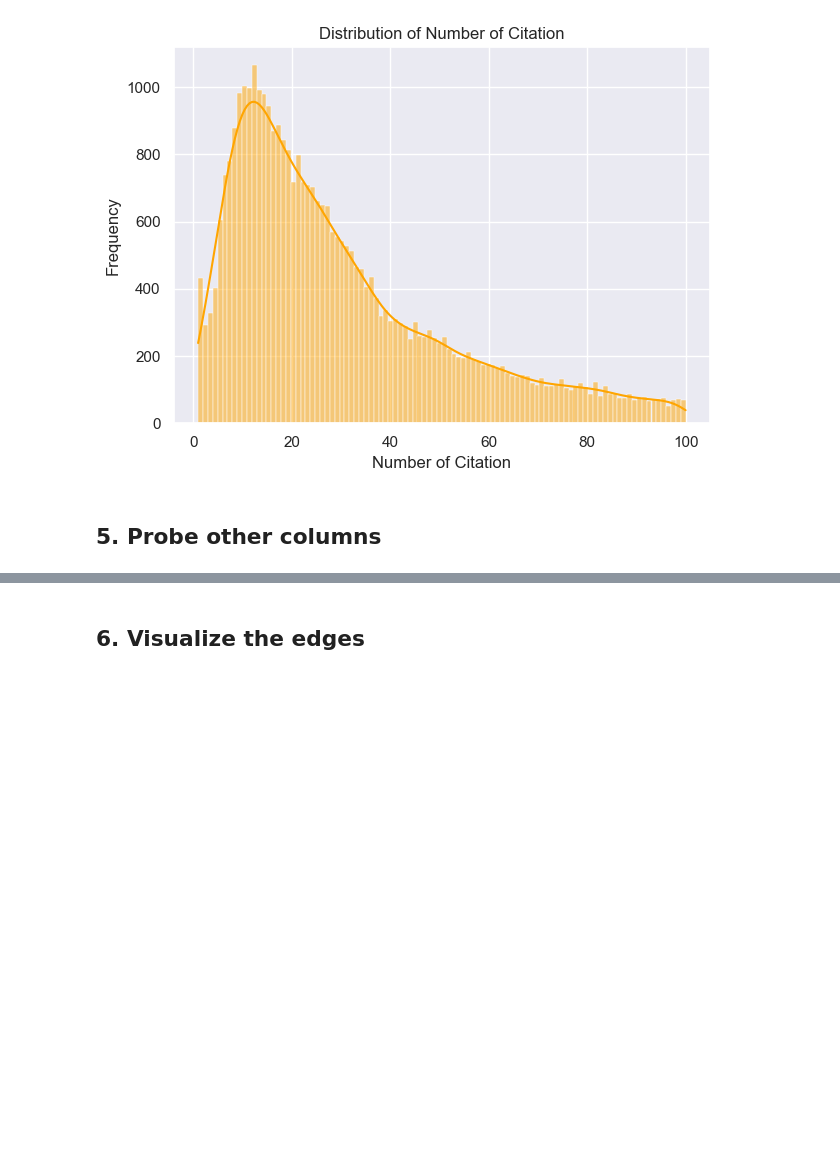
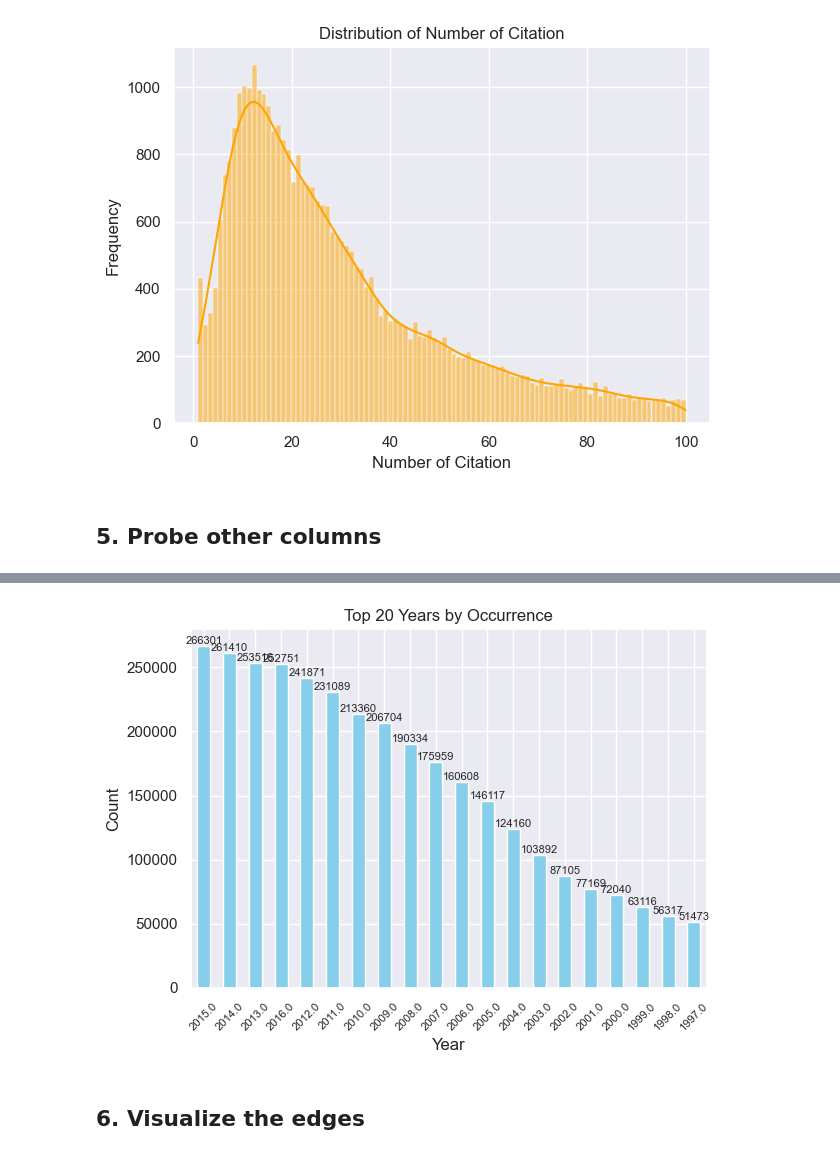
Before and after one commit to mango7789/Social-Network-Mining-DATA130007, a Jupyter notebook: analysis.ipynb, the cells around one changed output, grey strips where cells are left out. Saved outputs shown, nothing was run; the diff lists cells and outputs as text; code cells hidden in the pictures; blank space fills up the shorter version.

```diff
--- a/analysis.ipynb
+++ b/analysis.ipynb
@@ -218,3 +174,21 @@ for year, count in year_counts.items():
+# %%
+# Get the unique venues and their occurrences
+year_counts = df_node['year'].value_counts()
+
+top_20_years = year_counts.head(20)
+
+# Plot the first 20 years
+top_20_years.plot(kind='bar', color='skyblue')
+plt.title('Top 20 Years by Occurrence')
+plt.xlabel('Year')
+plt.ylabel('Count')
+plt.xticks(rotation=45, fontsize=8)
+for i, count in enumerate(top_20_years):
+    plt.text(i, count + 0.1, str(count), ha='center', va='bottom', fontsize=8)
+plt.tight_layout()
+plt.show()
+# %% [output]
+[figure, added]
 # %% [markdown]
 ## 6. Visualize the edges
 # %%
```
Also changed, not shown: parts of 11 cells of this notebook, 3 other files.
